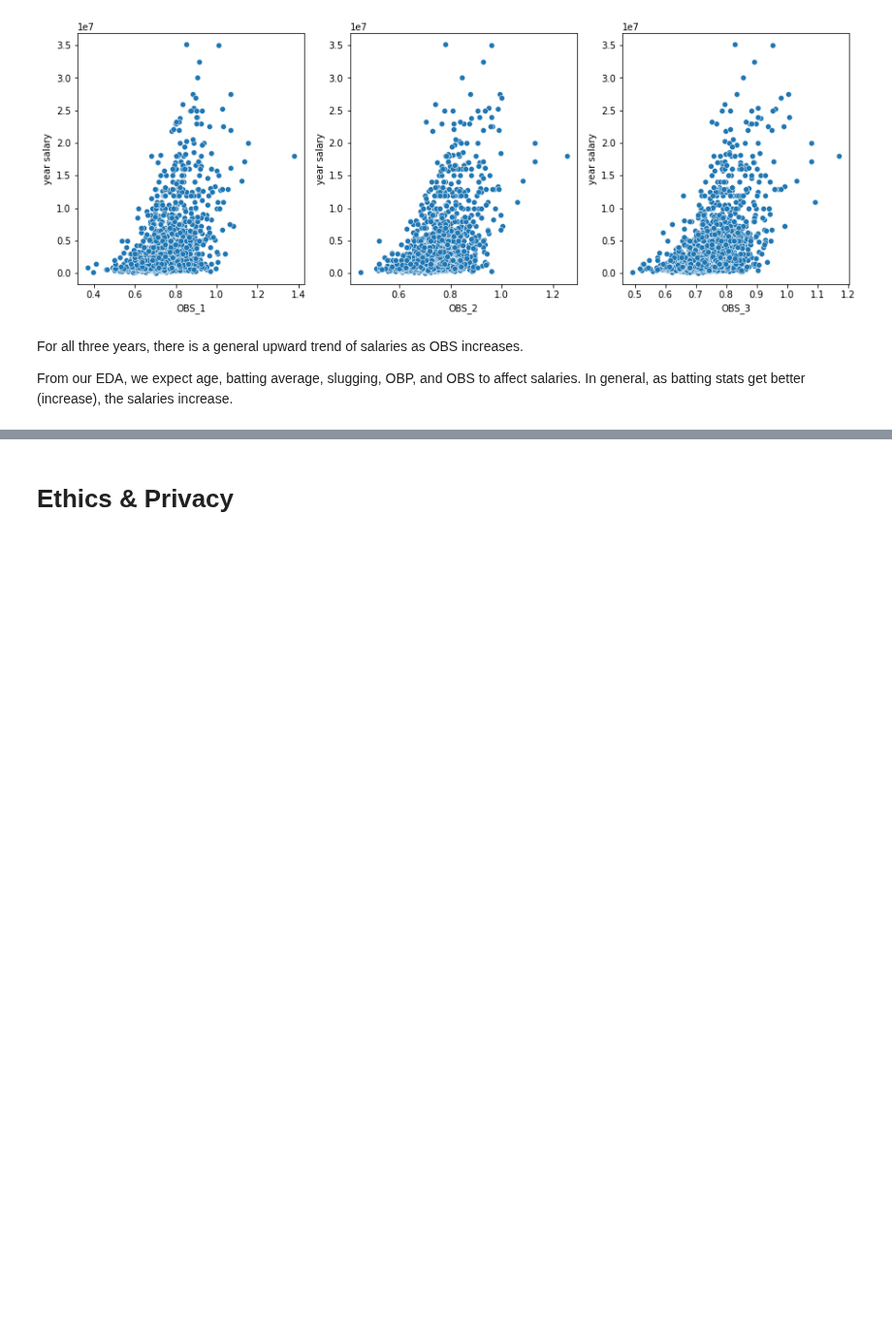
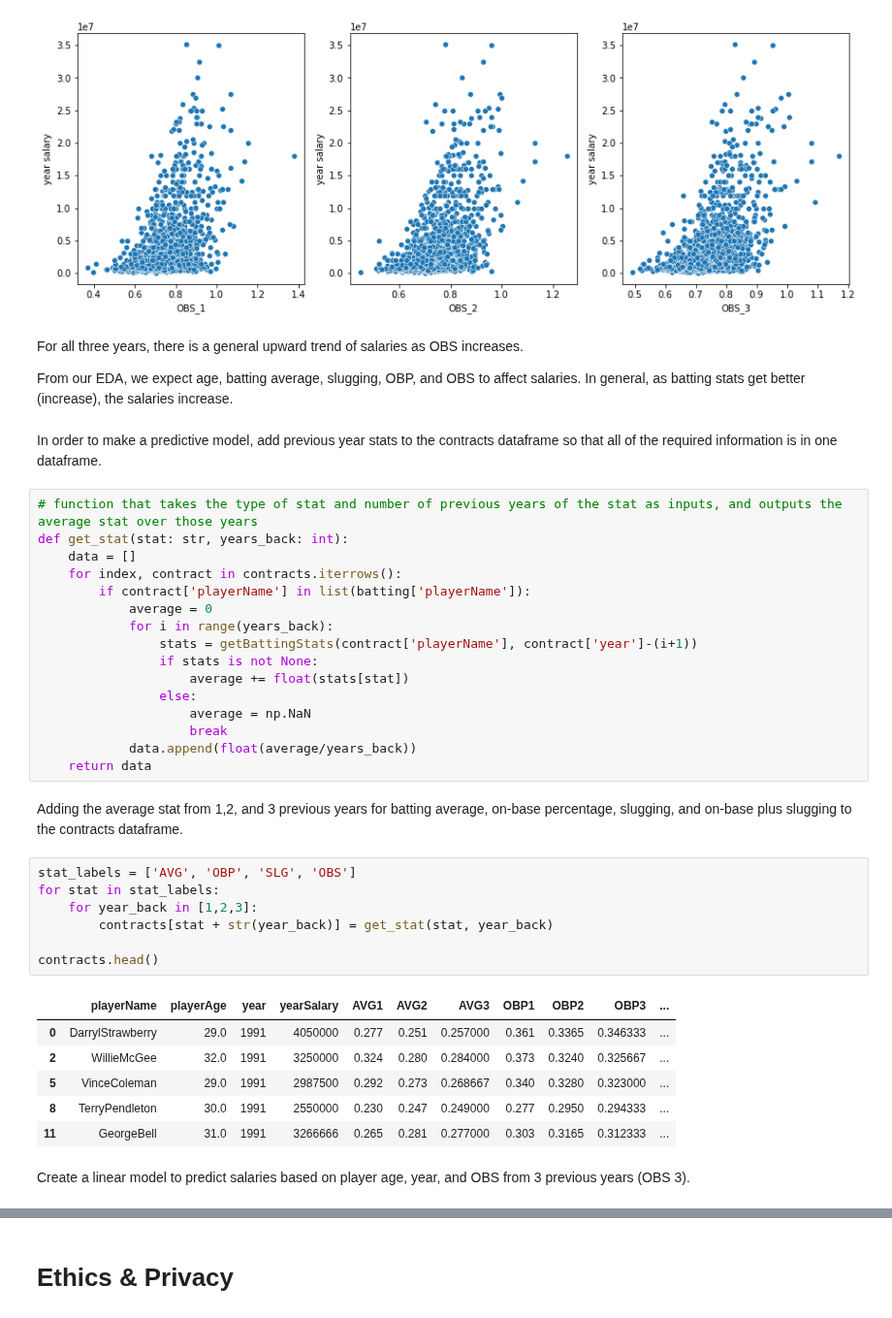
Before and after one commit to leo3friedman/baseball-salary-prediction, a Jupyter notebook: FinalProjectGroup_042-Fa22.ipynb, the cells around one changed output, grey strips where cells are left out. Shown at 97% size. Saved outputs shown, nothing was run; the diff lists cells and outputs as text; blank space fills up the shorter version.

Commit message:
contracts df with stats and linear model ex

```diff
--- a/FinalProjectGroup_042-Fa22.ipynb
+++ b/FinalProjectGroup_042-Fa22.ipynb
@@ -637,3 +637,39 @@ sns.scatterplot(data=data_3, x='OBS_3', y='year salary', ax=ax3)
 For all three years, there is a general upward trend of salaries as OBS increases.
 
 From our EDA, we expect age, batting average, slugging, OBP, and OBS to affect salaries. In general, as batting stats get better (increase), the salaries increase.
+# %% [markdown]
+In order to make a predictive model, add previous year stats to the contracts dataframe so that all of the required information is in one dataframe.
+# %%
+# function that takes the type of stat and number of previous years of the stat as inputs, and outputs the average stat over those years
+def get_stat(stat: str, years_back: int):
+    data = []
+    for index, contract in contracts.iterrows():
+        if contract['playerName'] in list(batting['playerName']):
+            average = 0
+            for i in range(years_back):
+                stats = getBattingStats(contract['playerName'], contract['year']-(i+1))
+                if stats is not None:
+                    average += float(stats[stat])
+                else:
+                    average = np.NaN
+                    break
+            data.append(float(average/years_back))
+    return data
+# %% [markdown]
+Adding the average stat from 1,2, and 3 previous years for batting average, on-base percentage, slugging, and on-base plus slugging to the contracts dataframe.
+# %%
+stat_labels = ['AVG', 'OBP', 'SLG', 'OBS']
+for stat in stat_labels:
+    for year_back in [1,2,3]:
+        contracts[stat + str(year_back)] = get_stat(stat, year_back)
+
+contracts.head()
+# %% [output]
+|  | playerName | playerAge | year | yearSalary | AVG1 | AVG2 | AVG3 | OBP1 | OBP2 | OBP3 | ... |
+| 0 | DarrylStrawberry | 29.0 | 1991 | 4050000 | 0.277 | 0.251 | 0.257000 | 0.361 | 0.3365 | 0.346333 | ... |
+| 2 | WillieMcGee | 32.0 | 1991 | 3250000 | 0.324 | 0.280 | 0.284000 | 0.373 | 0.3240 | 0.325667 | ... |
+| 5 | VinceColeman | 29.0 | 1991 | 2987500 | 0.292 | 0.273 | 0.268667 | 0.340 | 0.3280 | 0.323000 | ... |
+| 8 | TerryPendleton | 30.0 | 1991 | 2550000 | 0.230 | 0.247 | 0.249000 | 0.277 | 0.2950 | 0.294333 | ... |
+| 11 | GeorgeBell | 31.0 | 1991 | 3266666 | 0.265 | 0.281 | 0.277000 | 0.303 | 0.3165 | 0.312333 | ... |
+# %% [markdown]
+Create a linear model to predict salaries based on player age, year, and OBS from 3 previous years (OBS 3).
```
Also changed, not shown: parts of 11 cells of this notebook.
